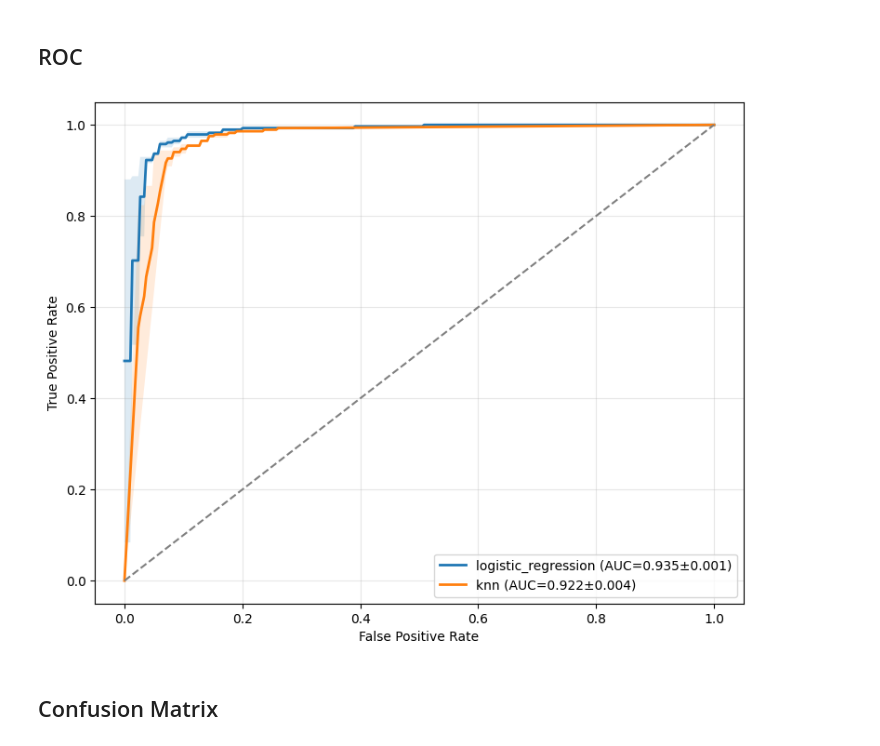
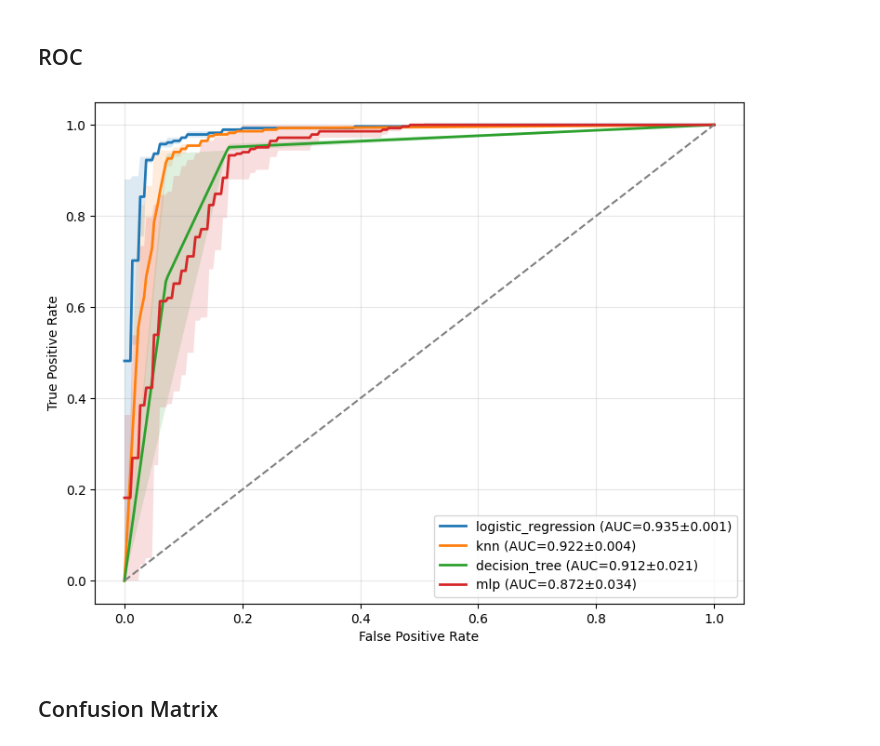
Before and after one commit to WewerAlbrechtsenLab/ML, a Jupyter notebook: notebooks/ML.ipynb, the cells around one changed output. Saved outputs shown, nothing was run; the diff lists cells and outputs as text; code cells hidden in the pictures.

```diff
--- a/notebooks/ML.ipynb
+++ b/notebooks/ML.ipynb
@@ -138,13 +167,13 @@ fig.write_image("../outputs/figures/butterfly.svg")
 # %%
 from ml.models.visualization import plot_roc_curves , safe_decode_fold_details
 import pandas as pd
 
 leaderboard = pd.read_csv("../outputs/leaderboard_final.csv")
 leaderboard["fold_details"] = leaderboard["fold_details"].apply(safe_decode_fold_details)
 
-fig = plot_roc_curves(leaderboard, models=("logistic_regression", "knn" ), external_data=None)
+fig = plot_roc_curves(leaderboard, models=('all' ), external_data=None)
 # %% [output]
-[figure, old version]
+[figure, new version]
 # %%
 fig.savefig("../outputs/figures/ROC.svg")
 # %% [markdown]
```
Also changed, not shown: parts of 8 cells of this notebook, 15 other files.
